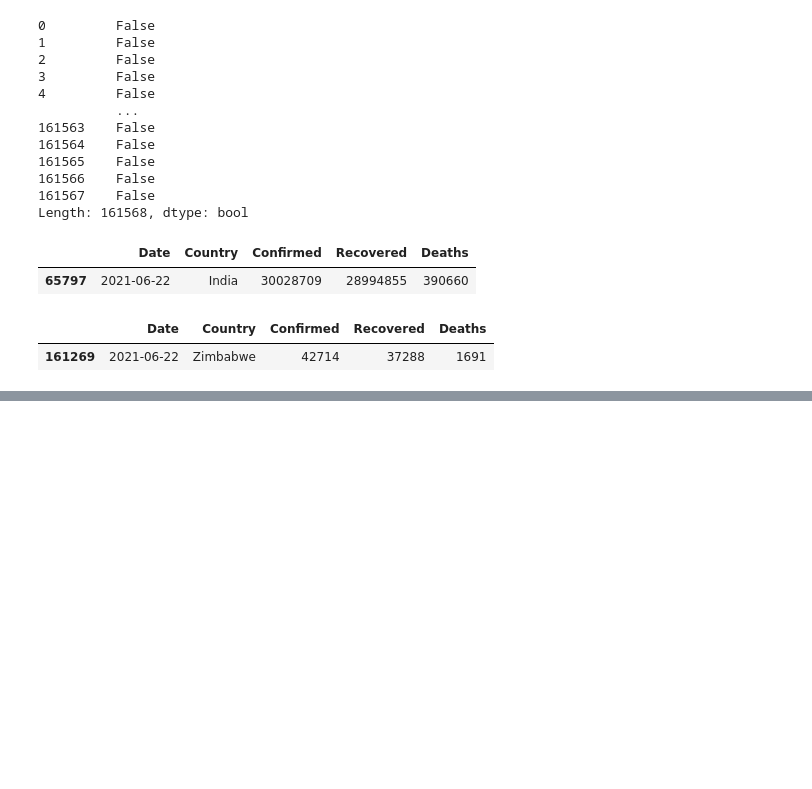
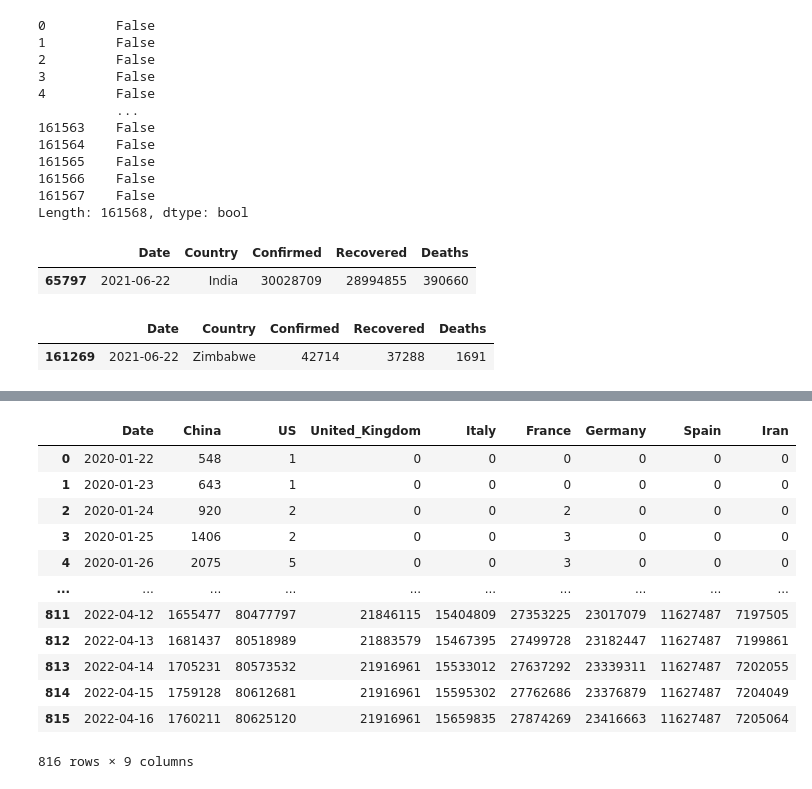
Before and after one commit to Hrx28/Covid-data-Analysis, a Jupyter notebook: pandas_.ipynb, the cells around one changed output, grey strips where cells are left out. Drawn from its saved outputs; the diff is of its cells as text; code cells hidden in the pictures; blank space fills up the shorter version.

```diff
--- a/pandas_.ipynb
+++ b/pandas_.ipynb
@@ -154,0 +240,18 @@ country_data.query("(Country=='Zimbabwe') & (Date == '2021-06-22')")
+# %%
+country_data_split=pd.read_csv("key-countries-pivoted.csv")
+# %%
+country_data_split
+# %% [output]
+|  | Date | China | US | United_Kingdom | Italy | France | Germany | Spain | Iran |
+| 0 | 2020-01-22 | 548 | 1 | 0 | 0 | 0 | 0 | 0 | 0 |
+| 1 | 2020-01-23 | 643 | 1 | 0 | 0 | 0 | 0 | 0 | 0 |
+| 2 | 2020-01-24 | 920 | 2 | 0 | 0 | 2 | 0 | 0 | 0 |
+| 3 | 2020-01-25 | 1406 | 2 | 0 | 0 | 3 | 0 | 0 | 0 |
+| 4 | 2020-01-26 | 2075 | 5 | 0 | 0 | 3 | 0 | 0 | 0 |
+| ... | ... | ... | ... | ... | ... | ... | ... | ... | ... |
+| 811 | 2022-04-12 | 1655477 | 80477797 | 21846115 | 15404809 | 27353225 | 23017079 | 11627487 | 7197505 |
+| 812 | 2022-04-13 | 1681437 | 80518989 | 21883579 | 15467395 | 27499728 | 23182447 | 11627487 | 7199861 |
+| 813 | 2022-04-14 | 1705231 | 80573532 | 21916961 | 15533012 | 27637292 | 23339311 | 11627487 | 7202055 |
+| 814 | 2022-04-15 | 1759128 | 80612681 | 21916961 | 15595302 | 27762686 | 23376879 | 11627487 | 7204049 |
+| 815 | 2022-04-16 | 1760211 | 80625120 | 21916961 | 15659835 | 27874269 | 23416663 | 11627487 | 7205064 |
+816 rows × 9 columns
```
Also changed, not shown: parts of 6 cells of this notebook.
